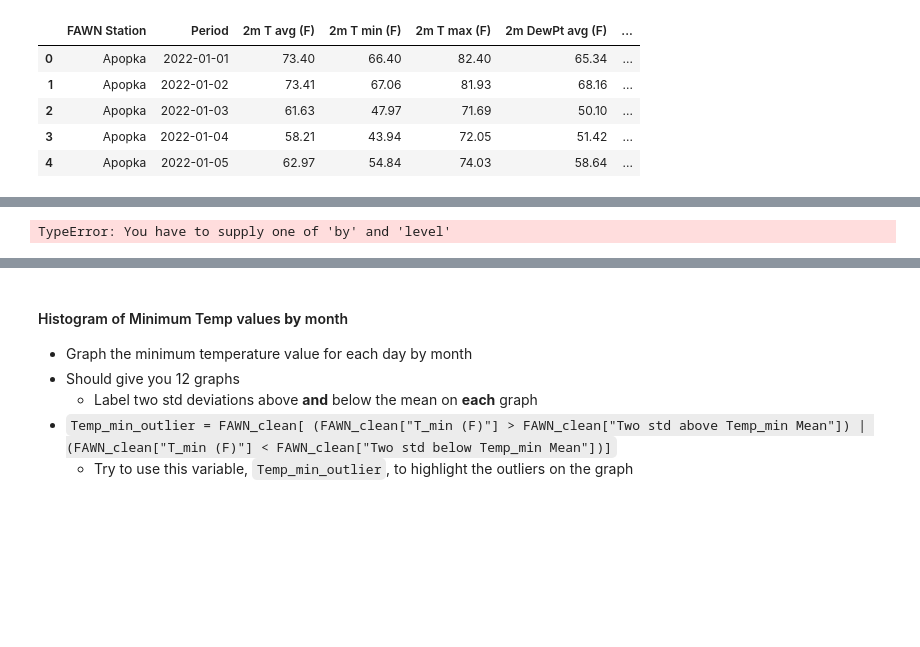
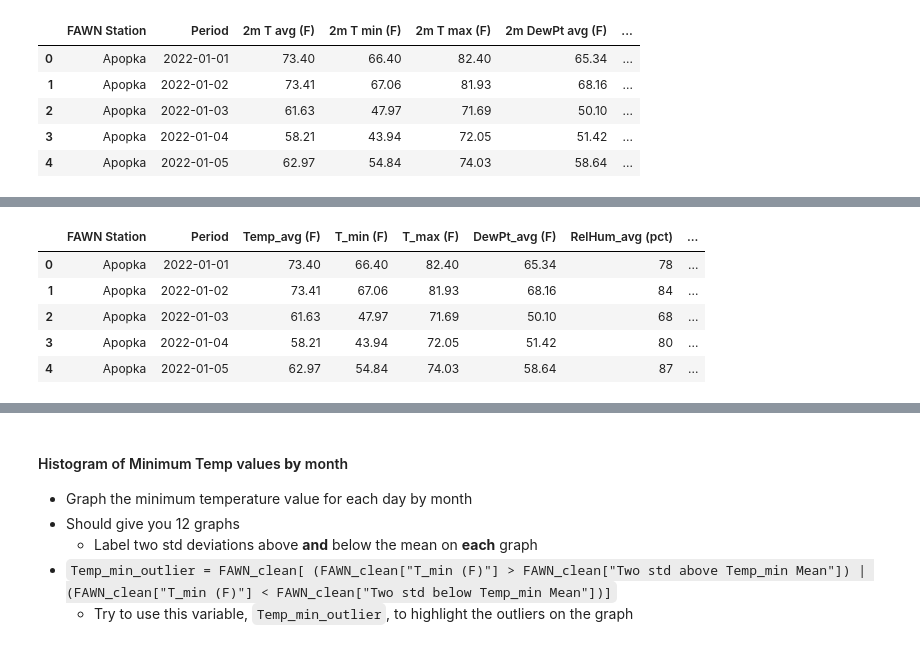
Before and after one commit to dtillman20/EDA-INSY6500-Project, a Jupyter notebook: EDA_final_project_draft.ipynb, the cells around one changed output, grey strips where cells are left out. Drawn from its saved outputs; the diff is of its cells as text; code cells hidden in the pictures; blank space fills up the shorter version.

```diff
--- a/EDA_final_project_draft.ipynb
+++ b/EDA_final_project_draft.ipynb
@@ -129,7 +158,10 @@ Number of non-rainy days: 4202
 # %%
 
+# Renaming columns
 FAWN_clean.rename(
     columns={
+        "FAWN Station": "FAWN Station",
+        "Period": "Period",
         "2m T avg (F)": "Temp_avg (F)",
         "2m T min (F)": "T_min (F)",
         "2m T max (F)": "T_max (F)",
@@ -143,12 +175,11 @@ FAWN_clean.rename(
         "10m Wind max (mph)": "Wind_max @ 10m (mph)",
         "WDir avg10m (deg)": "Wind_Dir_avg @ 10m (deg)",
         "BP avg (mb)": "Barametric_Pre_avg (mb)",
-        "N (# obs)": "N (#obs)",
+        "N (# obs)": "N_obs",
         "2m WetBulb (F)": "WetBulb @ 2m (F)",
     },
     inplace=True,
 )
-
 
 # FAWN_raw = FAWN_raw.replace('0', np.nan)
 pd.set_option("display.width", None)
@@ -156,51 +187,16 @@ pd.set_option("display.max_columns", None)
 pd.set_option("display.expand_frame_repr", False)
 
 # print(f"{FAWN_clean.isna().sum()}\n")
-
 # print(f"{FAWN_raw_spaces}\n")
 # print(f"{FAWN_raw.columns}\n")
 
+# Removing legitimate outliers from the N (# obs) column
+#N_outliers = FAWN_clean.query('`N_obs` < 87')
+#N_outliers = FAWN_clean[FAWN_clean['N_obs'] < 87]
+#print(N_outliers)
+FAWN_clean = FAWN_clean[FAWN_clean['N_obs'] >= 87]
+print(f"Observation outliers removed, shown by Shape of DataFrame.\nNew shape: {FAWN_clean.shape}\n")
 
-# print(f"Number of Elements: {FAWN_clean['Period'].dt.month}
-
-# Finding min temp outliers by month
-FAWN_clean["Month"] = FAWN_clean["Period"].dt.month_name()
-monthyly_std_T_min = FAWN_clean.groupby("Month")["T_min (F)"].std() * 2
-monthyly_mean_T_min = FAWN_clean.groupby("Month")["T_min (F)"].mean()
-print(f"Two times Std: \n{monthyly_std_T_min}\n")
-print(f"Mean of each month: \n{monthyly_mean_T_min}\n")
-
-# Creating a separate column for Days
-FAWN_clean["Day"] = FAWN_clean["Period"].dt.day_name()
-# daily_T_min_byMonth = FAWN_clean.groupby('Month').agg({'Day':
-
-# Calculating two std dev values above and below the mean for each month
-two_std_overMean = monthyly_std_T_min + monthyly_mean_T_min
-two_std_underMean = monthyly_mean_T_min - monthyly_std_T_min
-print(f"Two std above Mean: \n{two_std_overMean}\n")
-print(f"Two std below Mean: \n{two_std_underMean}\n")
-
-"""FAWN_clean.merge(
-    two_std_underMean.rename('Two std above Temp_min Mean'),
-    left_on=FAWN_clean['Month'],
-    right_index=True,
-    how='left'
-)"""
-
-# Adding two std dev values above and below the mean for each month
-FAWN_clean["Two std above Temp_min Mean"] = FAWN_clean["Month"].map(two_std_overMean)
-FAWN_clean["Two std below Temp_min Mean"] = FAWN_clean["Month"].map(two_std_underMean)
-
-# Setting Period as index
-FAWN_clean = FAWN_clean.set_index("Period")
-
-# Finding Outliers
-Temp_min_outlier = FAWN_clean[
-    (FAWN_clean["T_min (F)"] > FAWN_clean["Two std above Temp_min Mean"])
-    | (FAWN_clean["T_min (F)"] < FAWN_clean["Two std below Temp_min Mean"])
-]
-# print(Temp_min_outlier.count())
-
-FAWN_clean.groupby()
-#print(f"\nNumber of outliers: \n{Temp_min_outlier['T_min (F)']}")
+#df.query('price > @min_price and quantity < 100')
+FAWN_clean.head()
 # %% [output]
@@ -224 +205,6 @@ Name: T_min (F), dtype: float64
-TypeError: You have to supply one of 'by' and 'level'
+|  | FAWN Station | Period | Temp_avg (F) | T_min (F) | T_max (F) | DewPt_avg (F) | RelHum_avg (pct) | ... |
+| 0 | Apopka | 2022-01-01 | 73.40 | 66.40 | 82.40 | 65.34 | 78 | ... |
+| 1 | Apopka | 2022-01-02 | 73.41 | 67.06 | 81.93 | 68.16 | 84 | ... |
+| 2 | Apopka | 2022-01-03 | 61.63 | 47.97 | 71.69 | 50.10 | 68 | ... |
+| 3 | Apopka | 2022-01-04 | 58.21 | 43.94 | 72.05 | 51.42 | 80 | ... |
+| 4 | Apopka | 2022-01-05 | 62.97 | 54.84 | 74.03 | 58.64 | 87 | ... |
```
Also changed, not shown: parts of 10 cells of this notebook.
